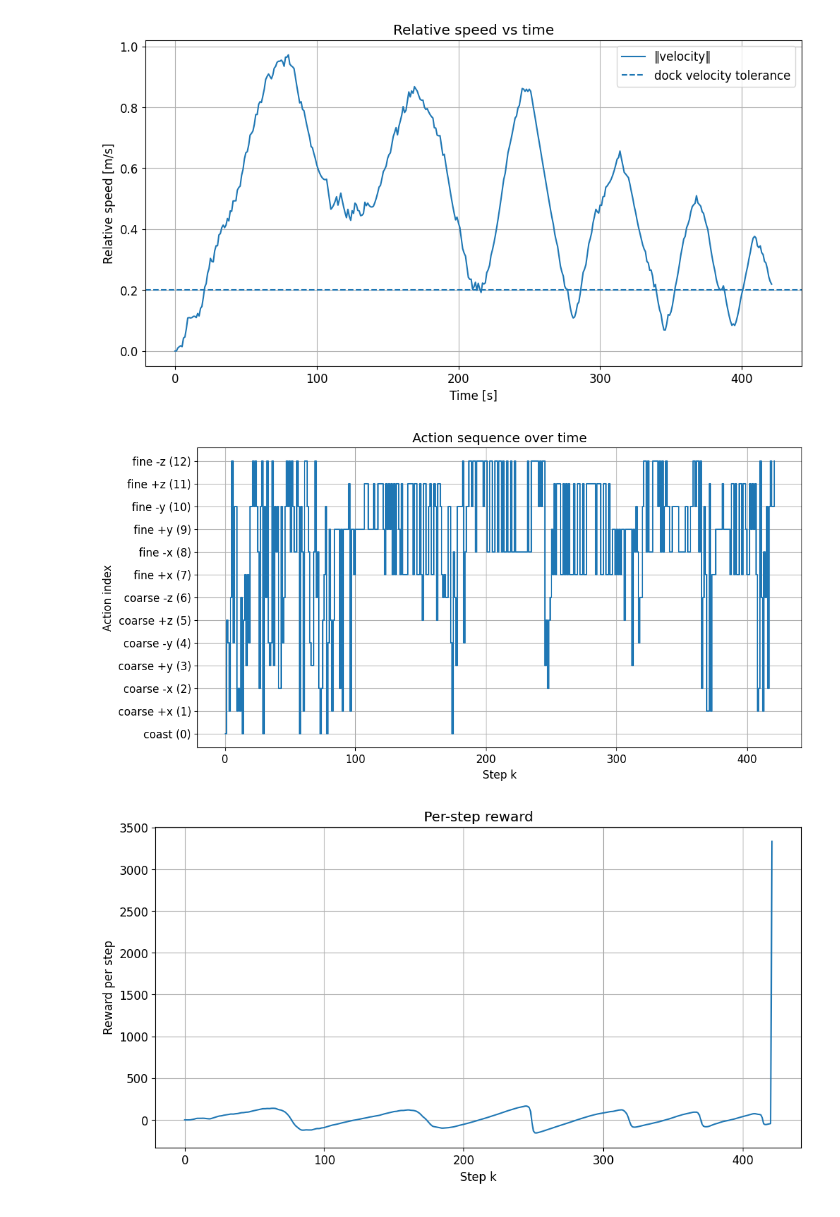
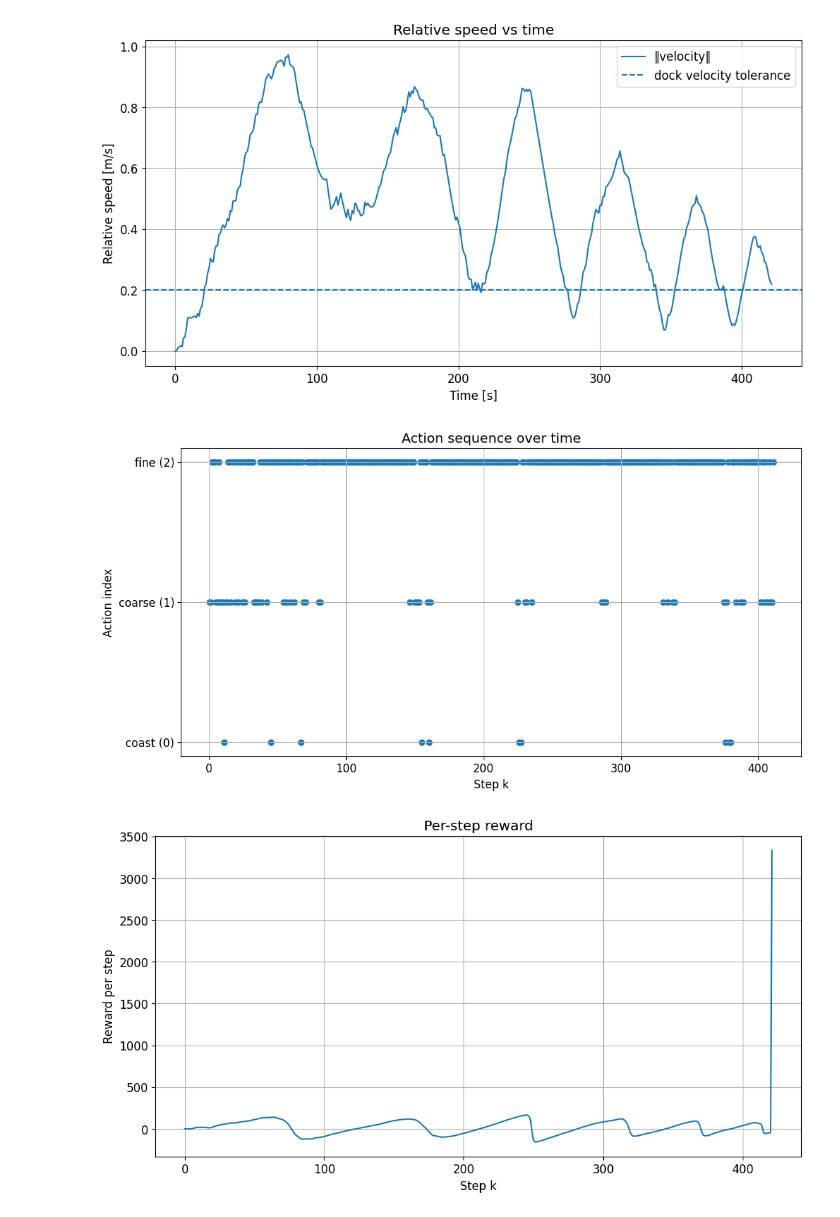
Before and after one commit to colin-skinner/AA228-orbital-rendezvous, a Jupyter notebook: results.ipynb, the cells around one changed output. Saved outputs shown, nothing was run; the diff lists cells and outputs as text; code cells hidden in the pictures.

Commit message:
ALL THE PLOTS

```diff
--- a/results.ipynb
+++ b/results.ipynb
@@ -261,31 +261,53 @@ plt.show()
 # %%
 # plot 4 – action sequence vs time
 # actions: 0 = coast, 1 = fine thrust, 2 = coarse thrust
 
+# fig, ax = plt.subplots(figsize=(12,6))
+# ax.step(np.arange(len(actions)), actions, where="post")
+# ax.set_xlabel("Step k")
+# ax.set_ylabel("Action index")
+# ax.set_title("Action sequence over time")
+# ax.set_yticks(np.arange(13))
+# ax.set_yticklabels(["coast (0)",
+#                     "coarse +x (1)",
+#                     "coarse -x (2)",
+#                     "coarse +y (3)",
+#                     "coarse -y (4)",
+#                     "coarse +z (5)",
+#                     "coarse -z (6)",
+#                     "fine +x (7)",
+#                     "fine -x (8)",
+#                     "fine +y (9)",
+#                     "fine -y (10)",
+#                     "fine +z (11)",
+#                     "fine -z (12)",
+#                     ])
+# ax.grid(True)
+# plt.show()
+
+# plot 4 – action sequence vs time
+# actions: 0 = coast, 1 = fine thrust, 2 = coarse thrust
+
+actions_shaved = [
+    0 if a == 0
+    else 1 if (a < 7)
+    else 2
+    for a in actions
+]
 fig, ax = plt.subplots(figsize=(12,6))
-ax.step(np.arange(len(actions)), actions, where="post")
+ax.scatter(np.arange(len(actions)), actions_shaved)
 ax.set_xlabel("Step k")
 ax.set_ylabel("Action index")
 ax.set_title("Action sequence over time")
-ax.set_yticks(np.arange(13))
+ax.set_yticks(np.arange(3))
 ax.set_yticklabels(["coast (0)",
-                    "coarse +x (1)",
-                    "coarse -x (2)",
-                    "coarse +y (3)",
-                    "coarse -y (4)",
-                    "coarse +z (5)",
-                    "coarse -z (6)",
-                    "fine +x (7)",
-                    "fine -x (8)",
-                    "fine +y (9)",
-                    "fine -y (10)",
-                    "fine +z (11)",
-                    "fine -z (12)",
+                    "coarse (1)",
+                    "fine (2)",
                     ])
 ax.grid(True)
 plt.show()
 # %% [output]
-[figure, old version]
+[figure, new version]
 # %%
 # lot 5 – per-step reward and cumulative reward
 cum_reward = metrics["cum_reward"][:dock_step]
```
Also changed, not shown: parts of 15 cells of this notebook, 5 other files.
